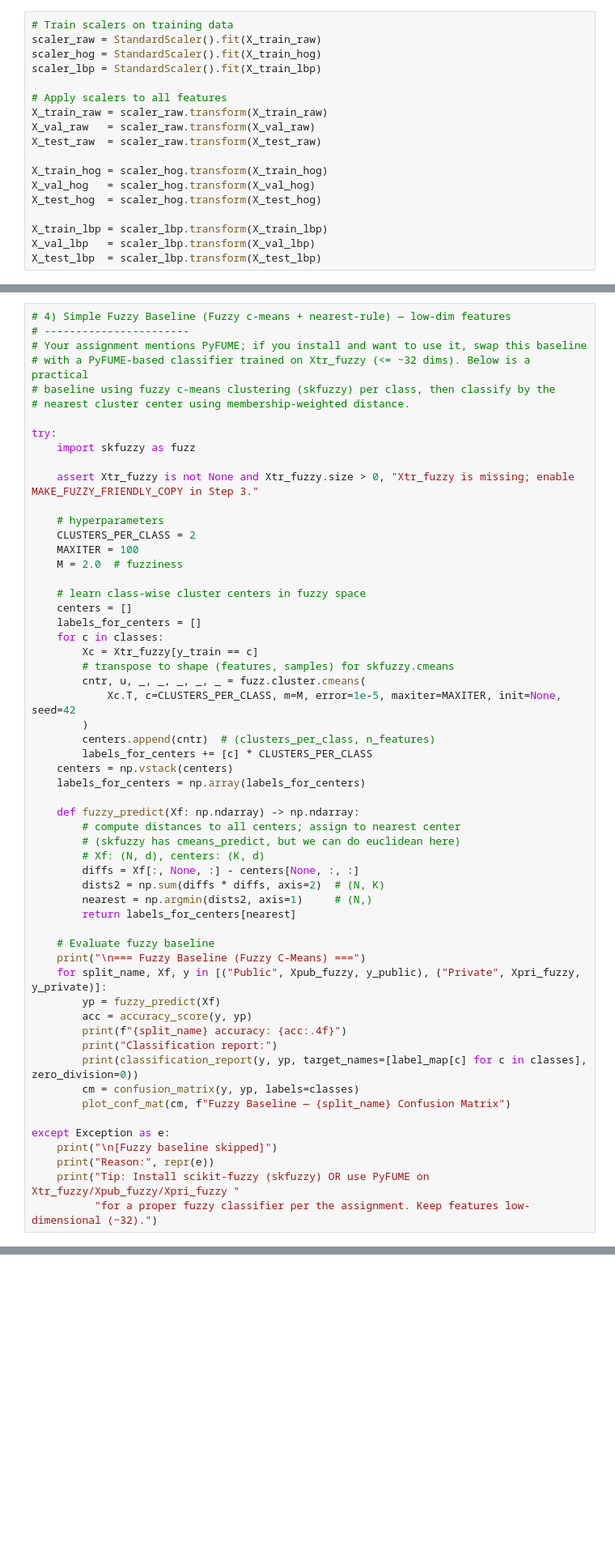
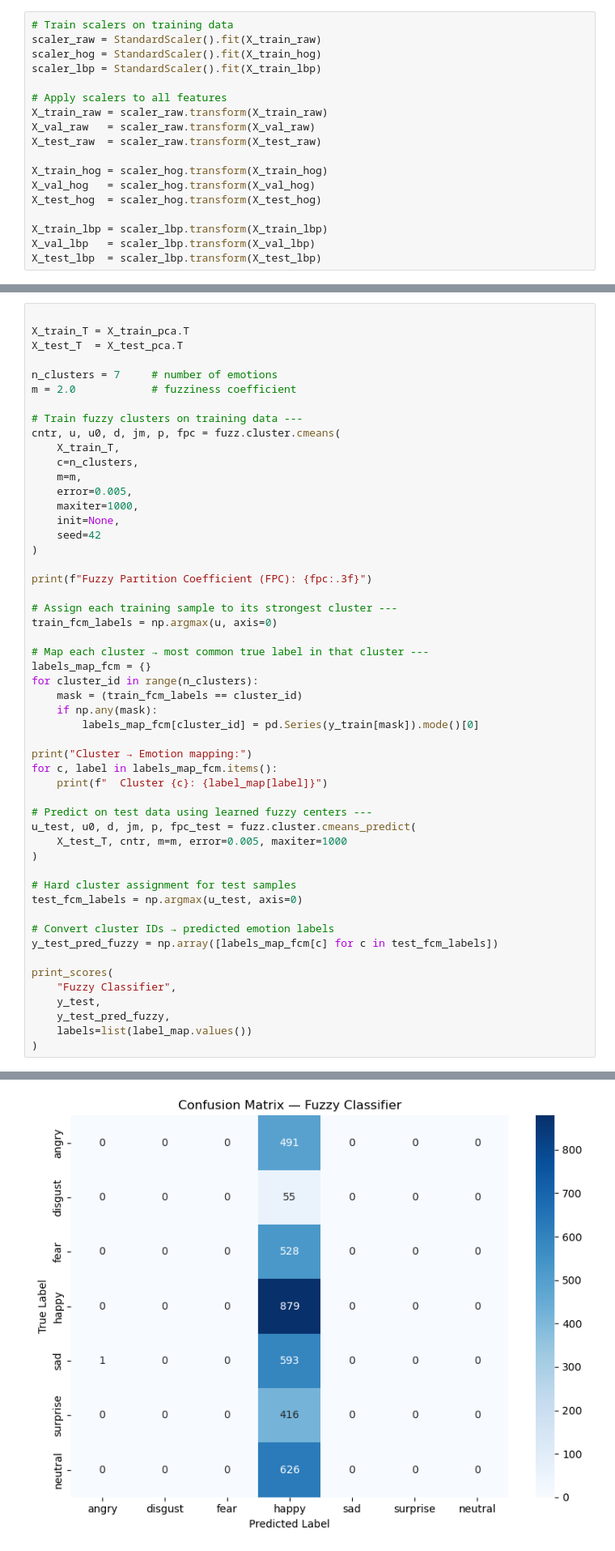
Before and after one commit to AartCodes/5ARE0---Emotion-Recognition, a Jupyter notebook: main.ipynb, the cells around one changed output, grey strips where cells are left out. Shown: that part at 81% size. Saved outputs shown, nothing was run; the diff lists cells and outputs as text; blank space fills up the shorter version.

```diff
--- a/main.ipynb
+++ b/main.ipynb
@@ -374,57 +516,53 @@ model_rf = evaluate_model("Random Forest", rf, Xtr_feat, y_train, Xpub_feat, y_p
 # %%
-# 4) Simple Fuzzy Baseline (Fuzzy c-means + nearest-rule) — low-dim features
-# -----------------------
-# Your assignment mentions PyFUME; if you install and want to use it, swap this baseline
-# with a PyFUME-based classifier trained on Xtr_fuzzy (<= ~32 dims). Below is a practical
-# baseline using fuzzy c-means clustering (skfuzzy) per class, then classify by the
-# nearest cluster center using membership-weighted distance.
 
-try:
-    import skfuzzy as fuzz
+X_train_T = X_train_pca.T
+X_test_T  = X_test_pca.T
 
-    assert Xtr_fuzzy is not None and Xtr_fuzzy.size > 0, "Xtr_fuzzy is missing; enable MAKE_FUZZY_FRIENDLY_COPY in Step 3."
+n_clusters = 7     # number of emotions
+m = 2.0            # fuzziness coefficient
 
-    # hyperparameters
-    CLUSTERS_PER_CLASS = 2
-    MAXITER = 100
-    M = 2.0  # fuzziness
+# Train fuzzy clusters on training data ---
+cntr, u, u0, d, jm, p, fpc = fuzz.cluster.cmeans(
+    X_train_T,
+    c=n_clusters,
+    m=m,
+    error=0.005,
+    maxiter=1000,
+    init=None,
+    seed=42
+)
 
-    # learn class-wise cluster centers in fuzzy space
-    centers = []
-    labels_for_centers = []
-    for c in classes:
-        Xc = Xtr_fuzzy[y_train == c]
-        # transpose to shape (features, samples) for skfuzzy.cmeans
-        cntr, u, _, _, _, _, _ = fuzz.cluster.cmeans(
-            Xc.T, c=CLUSTERS_PER_CLASS, m=M, error=1e-5, maxiter=MAXITER, init=None, seed=42
-        )
-        centers.append(cntr)  # (clusters_per_class, n_features)
-        labels_for_centers += [c] * CLUSTERS_PER_CLASS
-    centers = np.vstack(centers)
-    labels_for_centers = np.array(labels_for_centers)
+print(f"Fuzzy Partition Coefficient (FPC): {fpc:.3f}")
 
-    def fuzzy_predict(Xf: np.ndarray) -> np.ndarray:
-        # compute distances to all centers; assign to nearest center
-        # (skfuzzy has cmeans_predict, but we can do euclidean here)
-        # Xf: (N, d), centers: (K, d)
-        diffs = Xf[:, None, :] - centers[None, :, :]
-        dists2 = np.sum(diffs * diffs, axis=2)  # (N, K)
-        nearest = np.argmin(dists2, axis=1)     # (N,)
-        return labels_for_centers[nearest]
+# Assign each training sample to its strongest cluster ---
+train_fcm_labels = np.argmax(u, axis=0)
 
-    # Evaluate fuzzy baseline
-    print("\n=== Fuzzy Baseline (Fuzzy C-Means) ===")
-    for split_name, Xf, y in [("Public", Xpub_fuzzy, y_public), ("Private", Xpri_fuzzy, y_private)]:
-        yp = fuzzy_predict(Xf)
-        acc = accuracy_score(y, yp)
-        print(f"{split_name} accuracy: {acc:.4f}")
-        print("Classification report:")
-        print(classification_report(y, yp, target_names=[label_map[c] for c in classes], zero_division=0))
-        cm = confusion_matrix(y, yp, labels=classes)
-        plot_conf_mat(cm, f"Fuzzy Baseline — {split_name} Confusion Matrix")
+# Map each cluster → most common true label in that cluster ---
+labels_map_fcm = {}
+for cluster_id in range(n_clusters):
+    mask = (train_fcm_labels == cluster_id)
+    if np.any(mask):
+        labels_map_fcm[cluster_id] = pd.Series(y_train[mask]).mode()[0]
 
-except Exception as e:
-    print("\n[Fuzzy baseline skipped]")
-    print("Reason:", repr(e))
-    print("Tip: Install scikit-fuzzy (skfuzzy) OR use PyFUME on Xtr_fuzzy/Xpub_fuzzy/Xpri_fuzzy "
-          "for a proper fuzzy classifier per the assignment. Keep features low-dimensional (~32).")
+print("Cluster → Emotion mapping:")
+for c, label in labels_map_fcm.items():
+    print(f"  Cluster {c}: {label_map[label]}")
+
+# Predict on test data using learned fuzzy centers ---
+u_test, u0, d, jm, p, fpc_test = fuzz.cluster.cmeans_predict(
+    X_test_T, cntr, m=m, error=0.005, maxiter=1000
+)
+
+# Hard cluster assignment for test samples
+test_fcm_labels = np.argmax(u_test, axis=0)
+
+# Convert cluster IDs → predicted emotion labels
+y_test_pred_fuzzy = np.array([labels_map_fcm[c] for c in test_fcm_labels])
+
+print_scores(
+    "Fuzzy Classifier",
+    y_test,
+    y_test_pred_fuzzy,
+    labels=list(label_map.values())
+)
+# %% [output]
@@ -430,0 +586 @@ except Exception as e:
+[figure, added]
```
Also changed, not shown: parts of 24 cells of this notebook.
